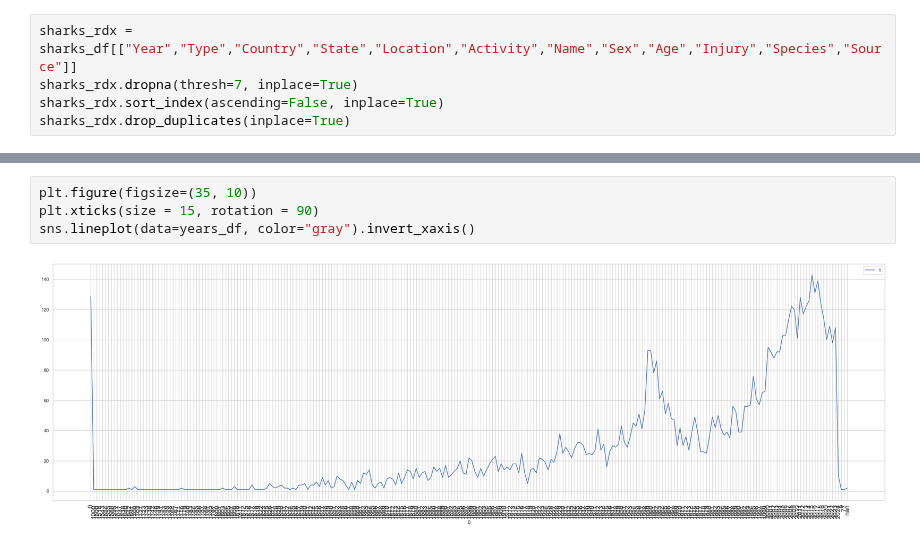
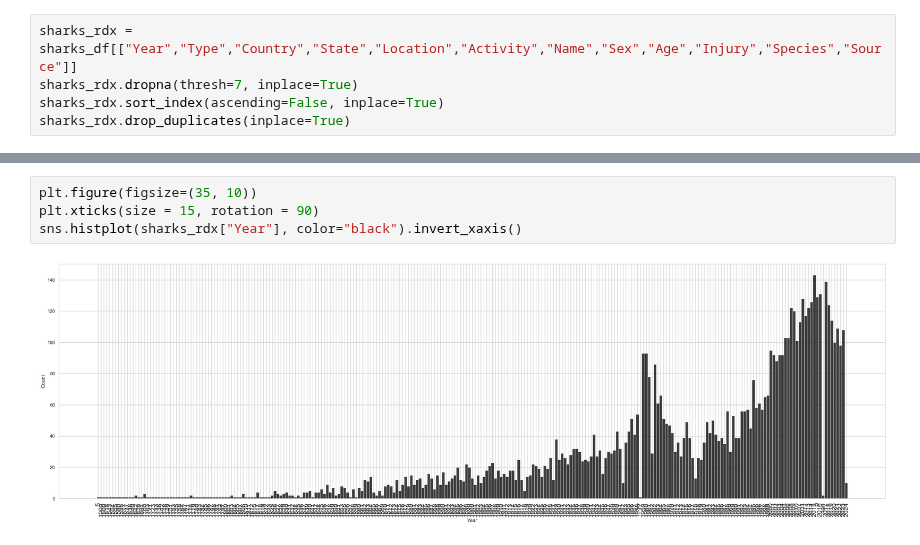
Before and after one commit to Papa-Yaga/quest_2, a Jupyter notebook: Quest_2_Shark_Analysis.ipynb, the cells around one changed output, grey strips where cells are left out. Saved outputs shown, nothing was run; the diff lists cells and outputs as text.

```diff
--- a/Quest_2_Shark_Analysis.ipynb
+++ b/Quest_2_Shark_Analysis.ipynb
@@ -126,6 +121,6 @@ years_df.set_index(0,inplace=True)
-# %%
-plt.figure(figsize=(35, 10))
-plt.xticks(size = 15, rotation = 90)
-sns.lineplot(data=years_df, color="gray").invert_xaxis()
-# %% [output]
-[figure, removed]
+# %%
+plt.figure(figsize=(35, 10))
+plt.xticks(size = 15, rotation = 90)
+sns.histplot(sharks_rdx["Year"], color="black").invert_xaxis()
+# %% [output]
+[figure, added]
```
Also changed, not shown: parts of 2 cells of this notebook.
